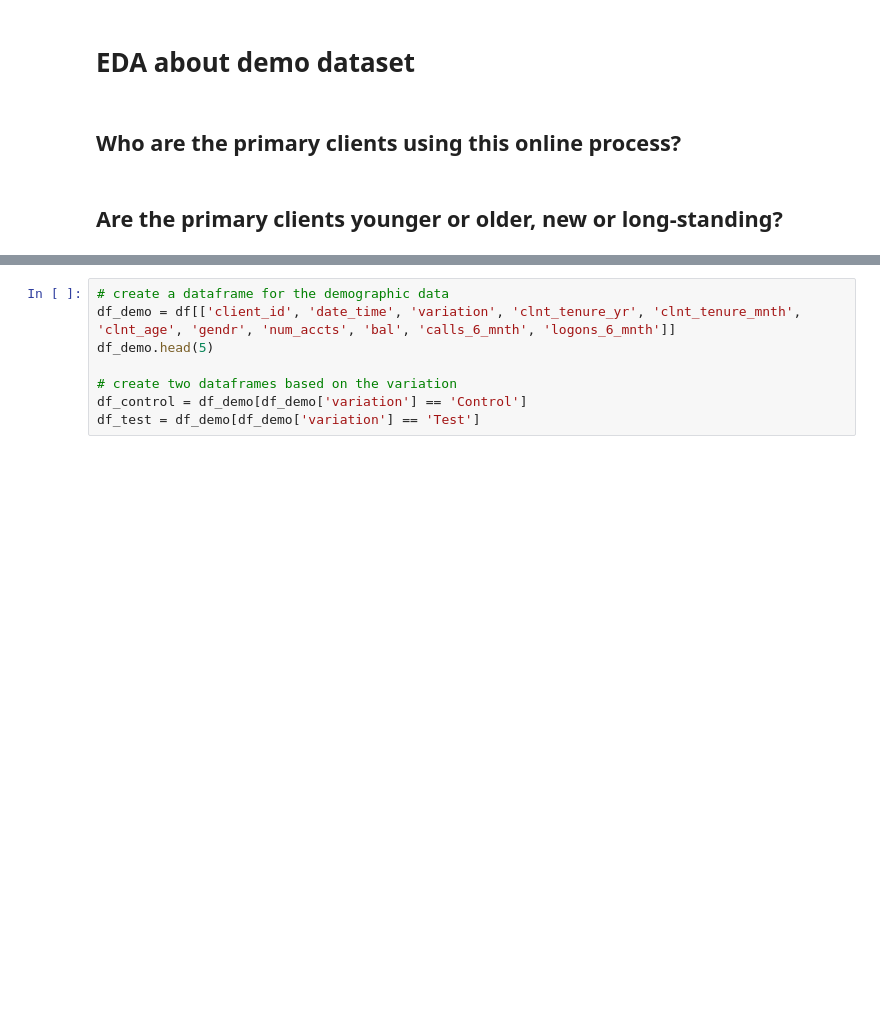
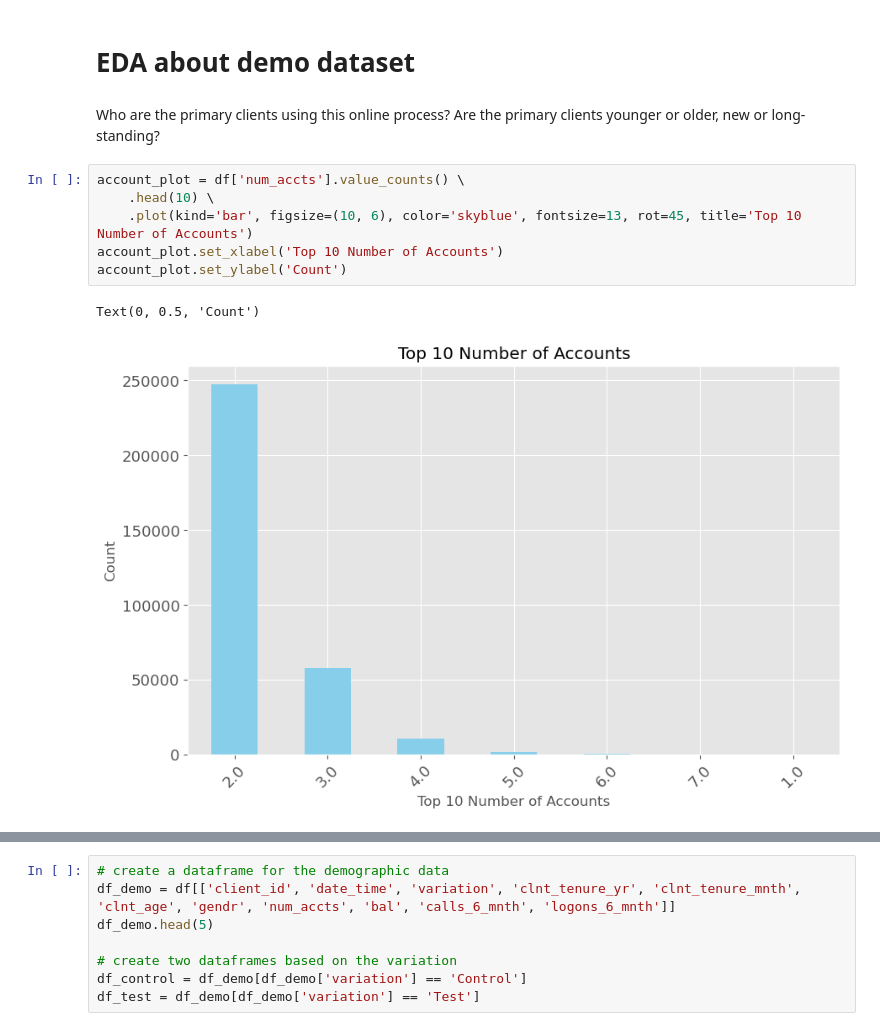
Before and after one commit to MustafaAldabbas/Project-Two-Big, a Jupyter notebook: Notebooks/Dan.ipynb, the cells around one changed output, grey strips where cells are left out. Drawn from its saved outputs; the diff is of its cells as text; blank space fills up the shorter version.

```diff
--- a/Notebooks/Dan.ipynb
+++ b/Notebooks/Dan.ipynb
@@ -121,6 +123,14 @@ gendr - ordinal variable
 # %% [markdown]
 # EDA about demo dataset
 # %% [markdown]
-## Who are the primary clients using this online process?
+Who are the primary clients using this online process?
+Are the primary clients younger or older, new or long-standing?
-# %% [markdown]
-## Are the primary clients younger or older, new or long-standing?
+# %%
+account_plot = df['num_accts'].value_counts() \
+    .head(10) \
+    .plot(kind='bar', figsize=(10, 6), color='skyblue', fontsize=13, rot=45, title='Top 10 Number of Accounts')
+account_plot.set_xlabel('Top 10 Number of Accounts')
+account_plot.set_ylabel('Count')
+# %% [output]
+Text(0, 0.5, 'Count')
+[figure, added]
```
Also changed, not shown: parts of 27 cells of this notebook.
